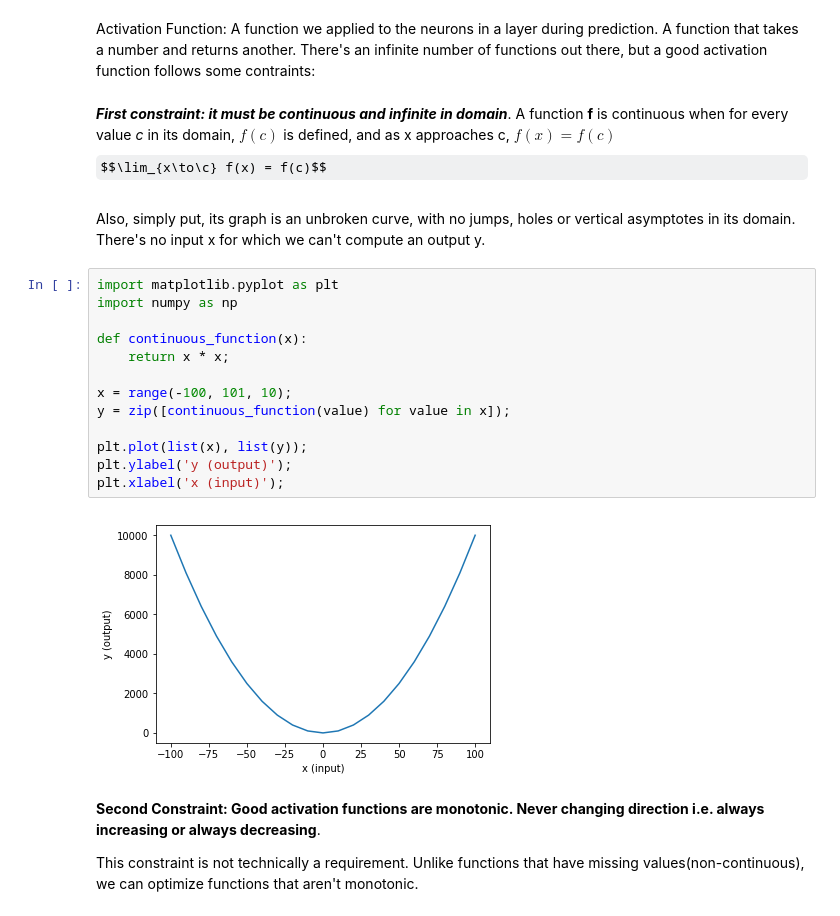
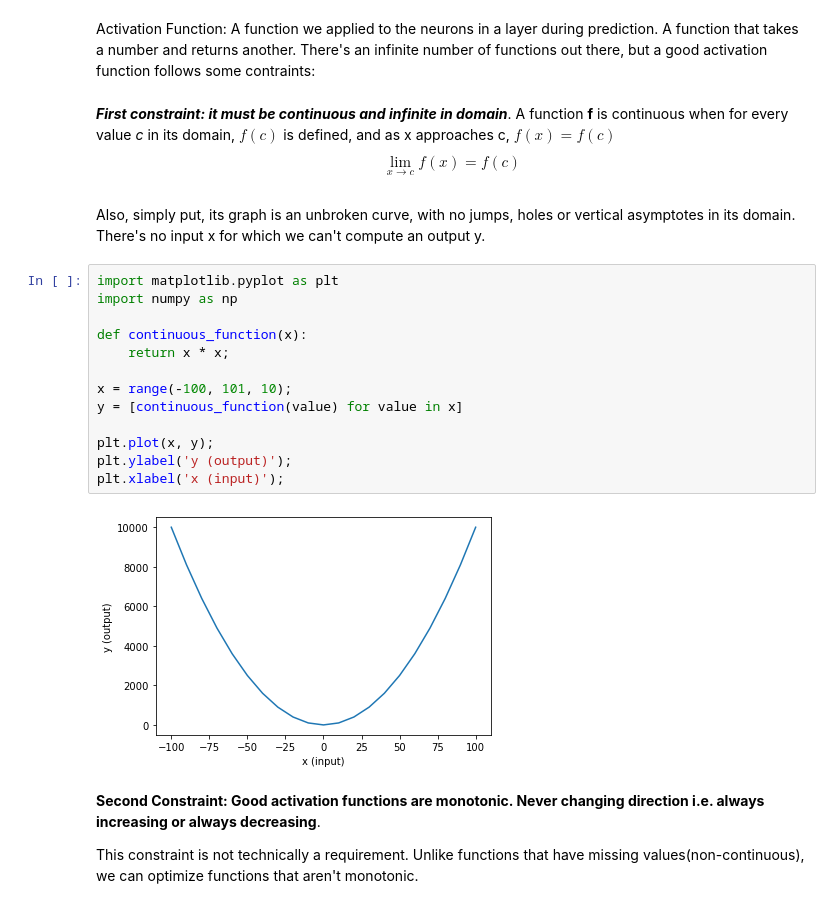
Before and after one commit to iamavieira/grokking-deep-learning, a Jupyter notebook: Chapter-9/activation_functions.ipynb, the cells around one changed output. Cells and saved outputs as stored; diff of their text form; some formulas as TeX source.

```diff
--- a/Chapter-9/activation_functions.ipynb
+++ b/Chapter-9/activation_functions.ipynb
@@ -7,25 +7,25 @@ There's an infinite number of functions out there, but a good activation functi
 **_First constraint:
 it must be continuous and infinite in domain_**.
 A function **f** is continuous when for every value _c_ in its domain, $f(c)$ is defined, and as x approaches c, $f(x) = f(c)$
-$$\lim_{x\to\c} f(x) = f(c)$$
+$$\lim_{x \to c} f(x) = f(c)$$
 # %% [markdown]
 Also, simply put, its graph is an unbroken curve, with no jumps,
 holes or vertical asymptotes in its domain. There's no input x for which we can't compute an output y.
 # %%
 import matplotlib.pyplot as plt
 import numpy as np
 
 def continuous_function(x):
     return x * x;
 
 x = range(-100, 101, 10);
-y = zip([continuous_function(value) for value in x]);
+y = [continuous_function(value) for value in x]
 
-plt.plot(list(x), list(y));
+plt.plot(x, y);
 plt.ylabel('y (output)');
 plt.xlabel('x (input)');
 # %% [output]
-[figure, old version]
+[figure, new version]
 # %% [markdown]
 **Second Constraint: Good activation functions are monotonic.
 Never changing direction i.e. always increasing or always decreasing**.
```
Also changed, not shown: parts of 15 cells of this notebook, 2 other files.
